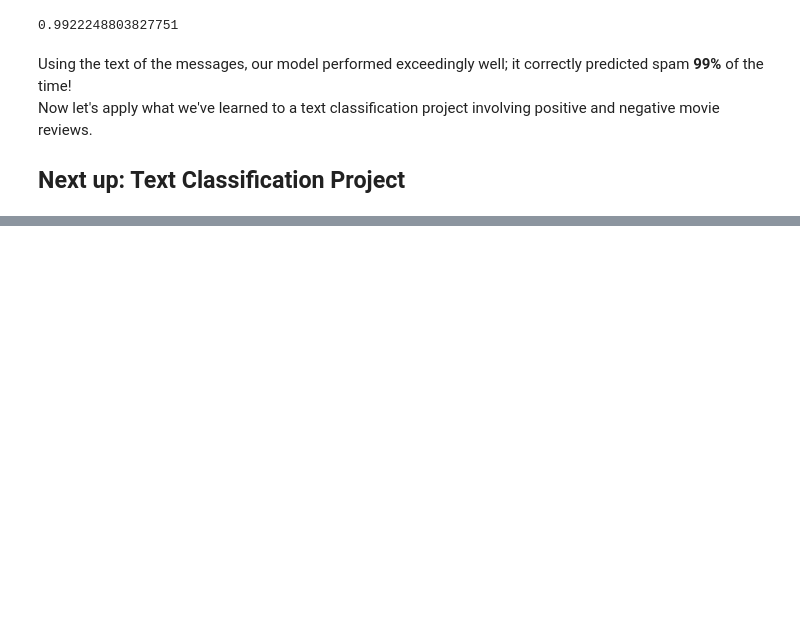
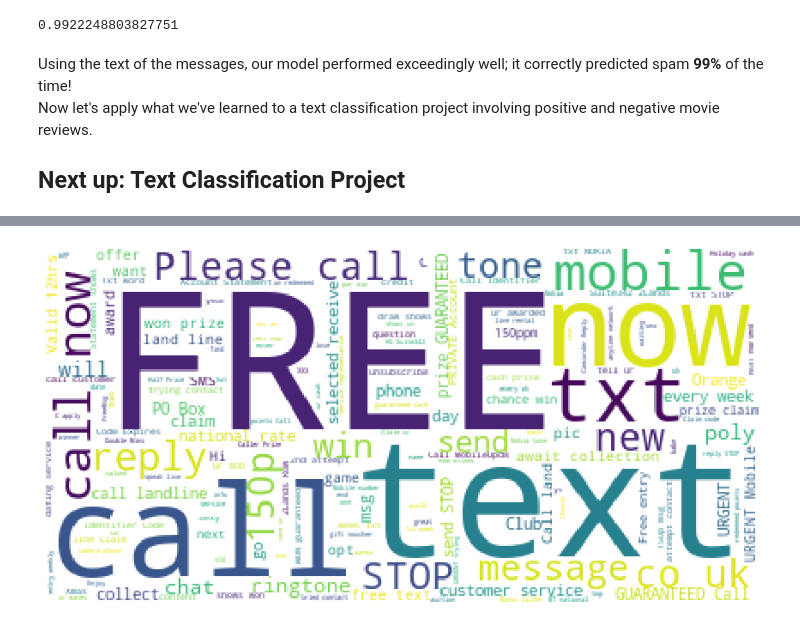
Before and after one commit to faithkane3/natural_language_processing, a Jupyter notebook: UPDATED_NLP_COURSE/03-Text-Classification/01-Feature-Extraction-from-Text.ipynb, the cells around one changed output, grey strips where cells are left out. Saved outputs shown, nothing was run; the diff lists cells and outputs as text; code cells hidden in the pictures; blank space fills up the shorter version.

```diff
--- a/UPDATED_NLP_COURSE/03-Text-Classification/01-Feature-Extraction-from-Text.ipynb
+++ b/UPDATED_NLP_COURSE/03-Text-Classification/01-Feature-Extraction-from-Text.ipynb
@@ -295,0 +319,10 @@ ModuleNotFoundError: No module named 'wordcloud'
+# %%
+plt.figure(figsize=(15, 8))
+img = WordCloud(background_color='white', random_state=1).generate(spam_words)
+
+plt.imshow(img)
+plt.axis('off')
+
+plt.show()
+# %% [output]
+[figure, added]
```
Also changed, not shown: parts of 5 cells of this notebook.
